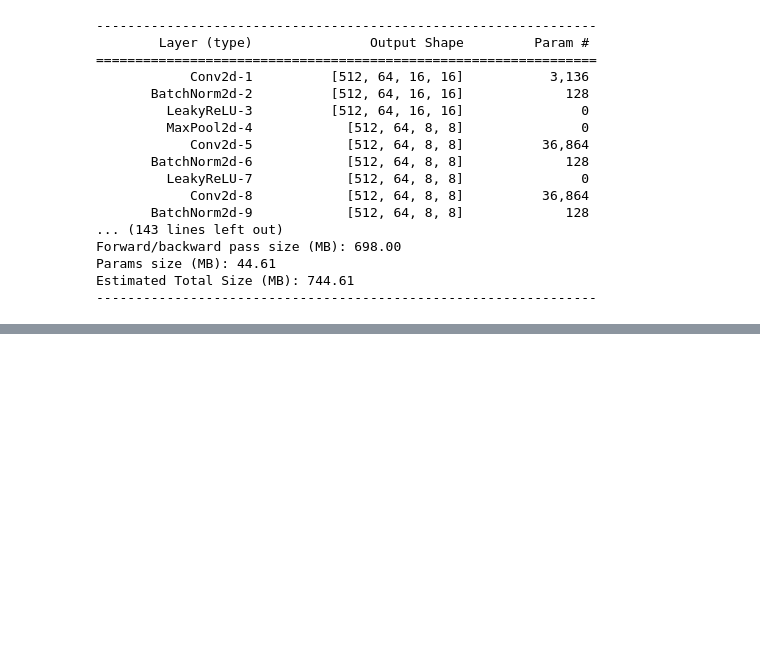
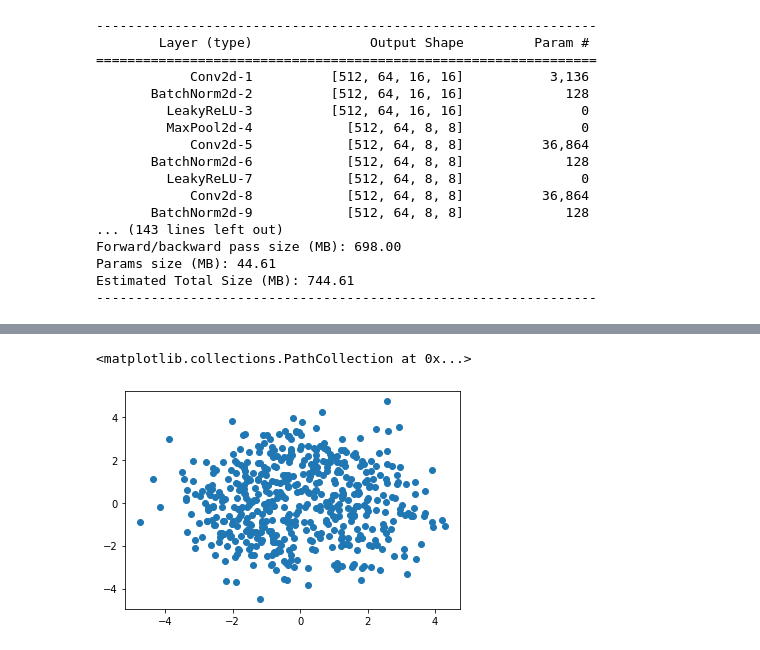
Before and after one commit to max-nekrashevich/optimal-transport-and-stuff, a Jupyter notebook: notebooks/innerGW-gauss-to-mnist.ipynb, the cells around one changed output, grey strips where cells are left out. Cells and saved outputs as stored; diff of their text form; code cells hidden in the pictures; blank space fills up the shorter version.

Commit message:
Added iamge plotting.

```diff
--- a/notebooks/innerGW-gauss-to-mnist.ipynb
+++ b/notebooks/innerGW-gauss-to-mnist.ipynb
@@ -45,18 +43,15 @@ def load_mnist(root, transform=None):
 # %% [markdown]
 ## Define source and target distributions
 # %%
-target_dim = (1, 32, 32)
-p, q = 2, np.prod(target_dim, dtype=int)
-
 n_components = 10
-
 locs = 2 * uniform_circle(n_components)
-scales = .3 * torch.ones(n_components, p)
-target = GaussianMixture(locs, scales)
+scales = .3 * torch.ones_like(locs)
+source = GaussianMixture(locs, scales, device=DEVICE)
 
 features, classes = load_mnist("../data/",
                                transform=t.Compose([t.Pad(2), t.ToTensor()]))
-target = TensorDatasetDistribution(features, classes)
+target = TensorDatasetDistribution(features, classes, device=DEVICE)
+p, q = source.event_shape.numel(), target.event_shape.numel()
 # %%
 n_neurons = 128
 
@@ -95,18 +81 @@ class InnerGW:
-# %%
-p, q = 3, 3
-n_neurons = 32
-
-critic = nn.Sequential(
-    nn.Linear(q, n_neurons), nn.LeakyReLU(),
-    nn.Linear(n_neurons, n_neurons), nn.LeakyReLU(),
-    nn.Linear(n_neurons, n_neurons), nn.LeakyReLU(),
-    nn.Linear(n_neurons, 1), nn.Tanh()
-)
-
-mover = nn.Sequential(
-    nn.Linear(p, n_neurons), nn.LeakyReLU(),
-    nn.Linear(n_neurons, n_neurons), nn.LeakyReLU(),
-    nn.Linear(n_neurons, n_neurons), nn.LeakyReLU(),
-    nn.Linear(n_neurons, q)
-)
 # %%
@@ -124,12 +97,13 @@ def run_experiment(source, target, cost, n_iter,
 # %%
 n_components = 7
 
-locs = 2 * fibonacci_sphere(n_components)
-scales = .1 * torch.ones(n_components, p)
+locs =  fibonacci_sphere(n_components)
+scales = .3 * torch.ones(n_components, p)
 source = GaussianMixture(locs, scales)
 
-locs =  fibonacci_sphere(n_components)
-scales = .3 * torch.ones(n_components, q)
+
+locs = 2 * uniform_circle(n_components)
+scales = 1 * torch.ones(n_components, q)
 target = GaussianMixture(locs, scales)
 # %%
 run_experiment(
@@ -145,0 +120,5 @@ run_experiment(
+# %%
+x, labels = source.sample((512,), return_labels=True)
+y = target.sample((512,))
+with torch.no_grad():
+    h_x = mover(x)
@@ -145,0 +127,5 @@ run_experiment(
+# %%
+plt.scatter(*y.numpy().T)
+# %% [output]
+<matplotlib.collections.PathCollection at 0x...>
+[figure, added]
```
Also changed, not shown: parts of 11 cells of this notebook, 2 other files.
